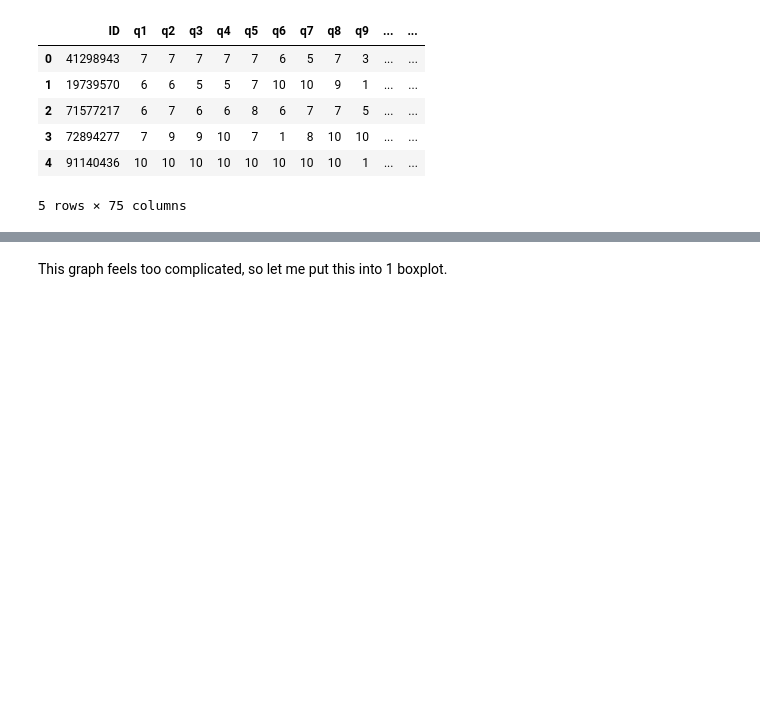
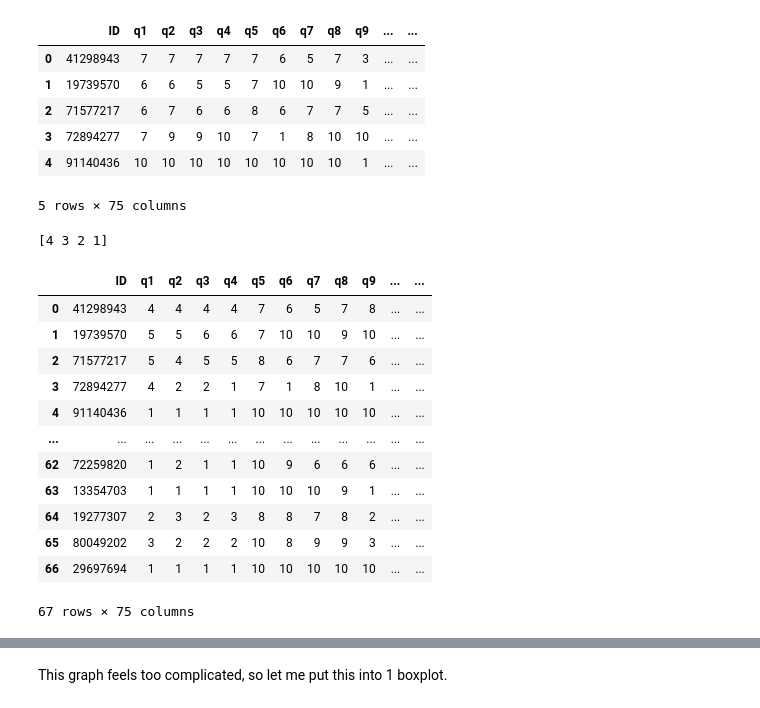
Before and after one commit to jghuynh/Story-Medias-Of-Survivors-Of-Clerical-Sexual-Abuse-Data-Analysis, a Jupyter notebook: GRA_Research_Sexual_Assault_Survival/Analyzing_Responses.ipynb, the cells around one changed output, grey strips where cells are left out. Saved outputs shown, nothing was run; the diff lists cells and outputs as text; code cells hidden in the pictures; blank space fills up the shorter version.

```diff
--- a/GRA_Research_Sexual_Assault_Survival/Analyzing_Responses.ipynb
+++ b/GRA_Research_Sexual_Assault_Survival/Analyzing_Responses.ipynb
@@ -1293,4 +1297,25 @@ temp.head()
 | 3 | 72894277 | 7 | 9 | 9 | 10 | 7 | 1 | 8 | 10 | 10 | ... | ... |
 | 4 | 91140436 | 10 | 10 | 10 | 10 | 10 | 10 | 10 | 10 | 1 | ... | ... |
 5 rows × 75 columns
+# %%
+temp["q56"].replace(["Two or more times/week", "Daily",
+                     "hello"], [1, 2, 3], inplace = True)
+numerizeQ73(temp)
+# temp["q56"]
+temp
+# %% [output]
+[4 3 2 1]
+|  | ID | q1 | q2 | q3 | q4 | q5 | q6 | q7 | q8 | q9 | ... | ... |
+| 0 | 41298943 | 4 | 4 | 4 | 4 | 7 | 6 | 5 | 7 | 8 | ... | ... |
+| 1 | 19739570 | 5 | 5 | 6 | 6 | 7 | 10 | 10 | 9 | 10 | ... | ... |
+| 2 | 71577217 | 5 | 4 | 5 | 5 | 8 | 6 | 7 | 7 | 6 | ... | ... |
+| 3 | 72894277 | 4 | 2 | 2 | 1 | 7 | 1 | 8 | 10 | 1 | ... | ... |
+| 4 | 91140436 | 1 | 1 | 1 | 1 | 10 | 10 | 10 | 10 | 10 | ... | ... |
+| ... | ... | ... | ... | ... | ... | ... | ... | ... | ... | ... | ... | ... |
+| 62 | 72259820 | 1 | 2 | 1 | 1 | 10 | 9 | 6 | 6 | 6 | ... | ... |
+| 63 | 13354703 | 1 | 1 | 1 | 1 | 10 | 10 | 10 | 9 | 1 | ... | ... |
+| 64 | 19277307 | 2 | 3 | 2 | 3 | 8 | 8 | 7 | 8 | 2 | ... | ... |
+| 65 | 80049202 | 3 | 2 | 2 | 2 | 10 | 8 | 9 | 9 | 3 | ... | ... |
+| 66 | 29697694 | 1 | 1 | 1 | 1 | 10 | 10 | 10 | 10 | 10 | ... | ... |
+67 rows × 75 columns
 # %%
```
Also changed, not shown: parts of 34 cells of this notebook.
